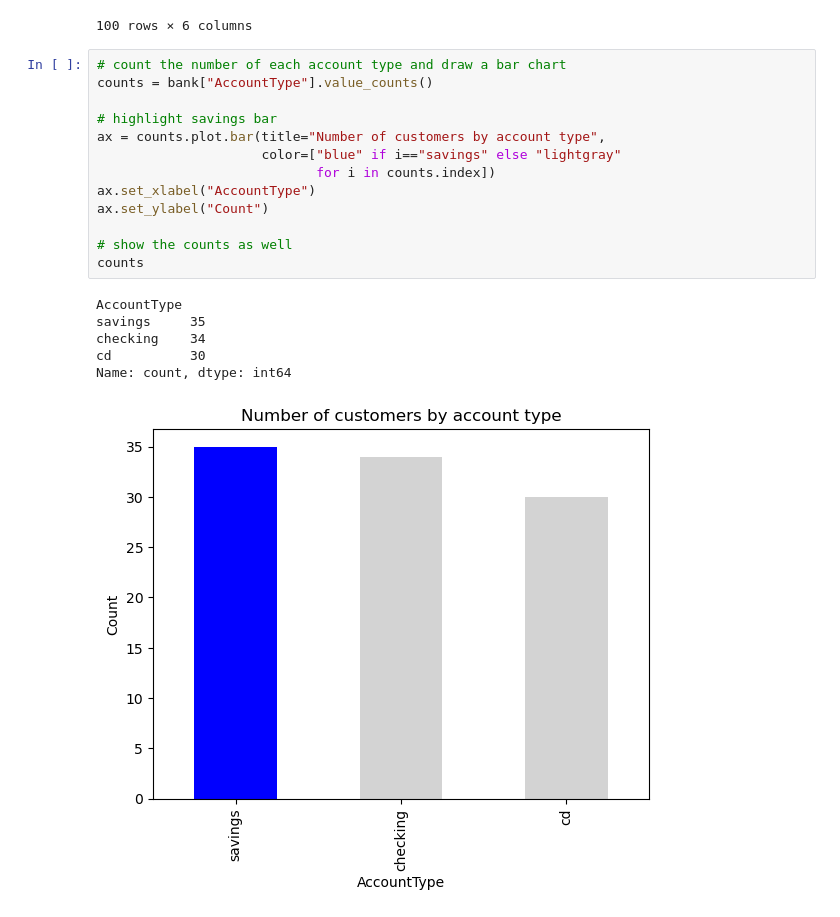
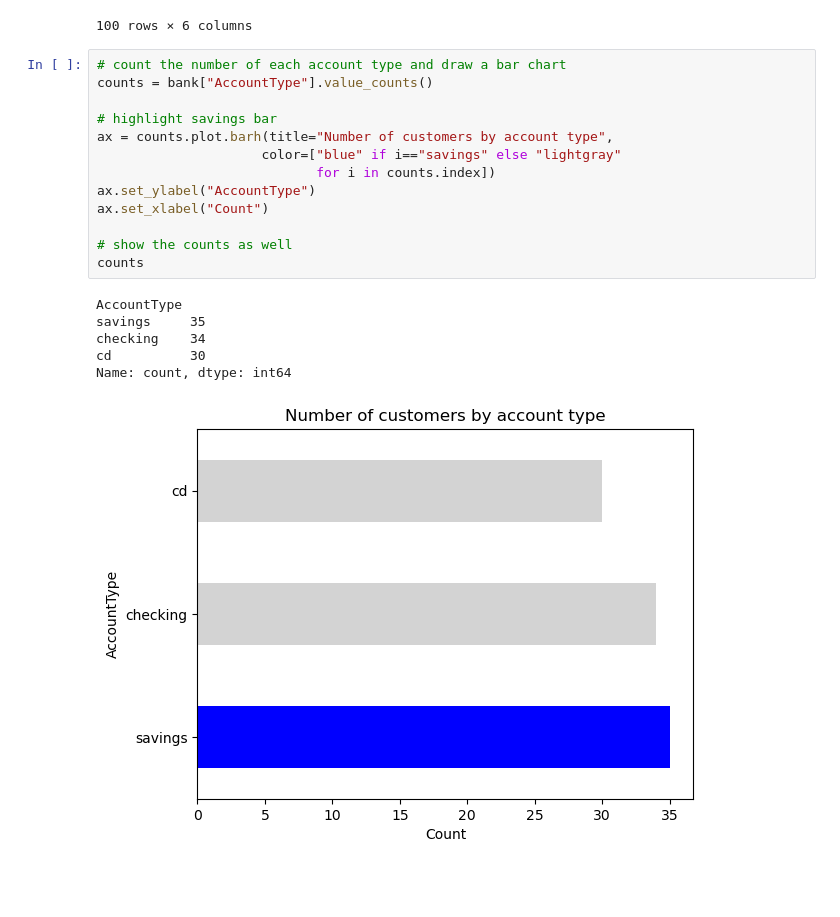
Before and after one commit to chenmichael2/MOD-B-O2, a Jupyter notebook: OMDS-ModB2-Week7-Chen-Michael.ipynb, the cells around one changed output. Cells and saved outputs as stored; diff of their text form; blank space fills up the shorter version.

```diff
--- a/OMDS-ModB2-Week7-Chen-Michael.ipynb
+++ b/OMDS-ModB2-Week7-Chen-Michael.ipynb
@@ -59,20 +59,20 @@ bank
 # %%
 # count the number of each account type and draw a bar chart
 counts = bank["AccountType"].value_counts()
 
 # highlight savings bar
-ax = counts.plot.bar(title="Number of customers by account type",
+ax = counts.plot.barh(title="Number of customers by account type",
                      color=["blue" if i=="savings" else "lightgray"
                             for i in counts.index])
-ax.set_xlabel("AccountType")
-ax.set_ylabel("Count")
+ax.set_ylabel("AccountType")
+ax.set_xlabel("Count")
 
 # show the counts as well
 counts
 # %% [output]
 AccountType
 savings     35
 checking    34
 cd          30
 Name: count, dtype: int64
-[figure, old version]
+[figure, new version]
```
